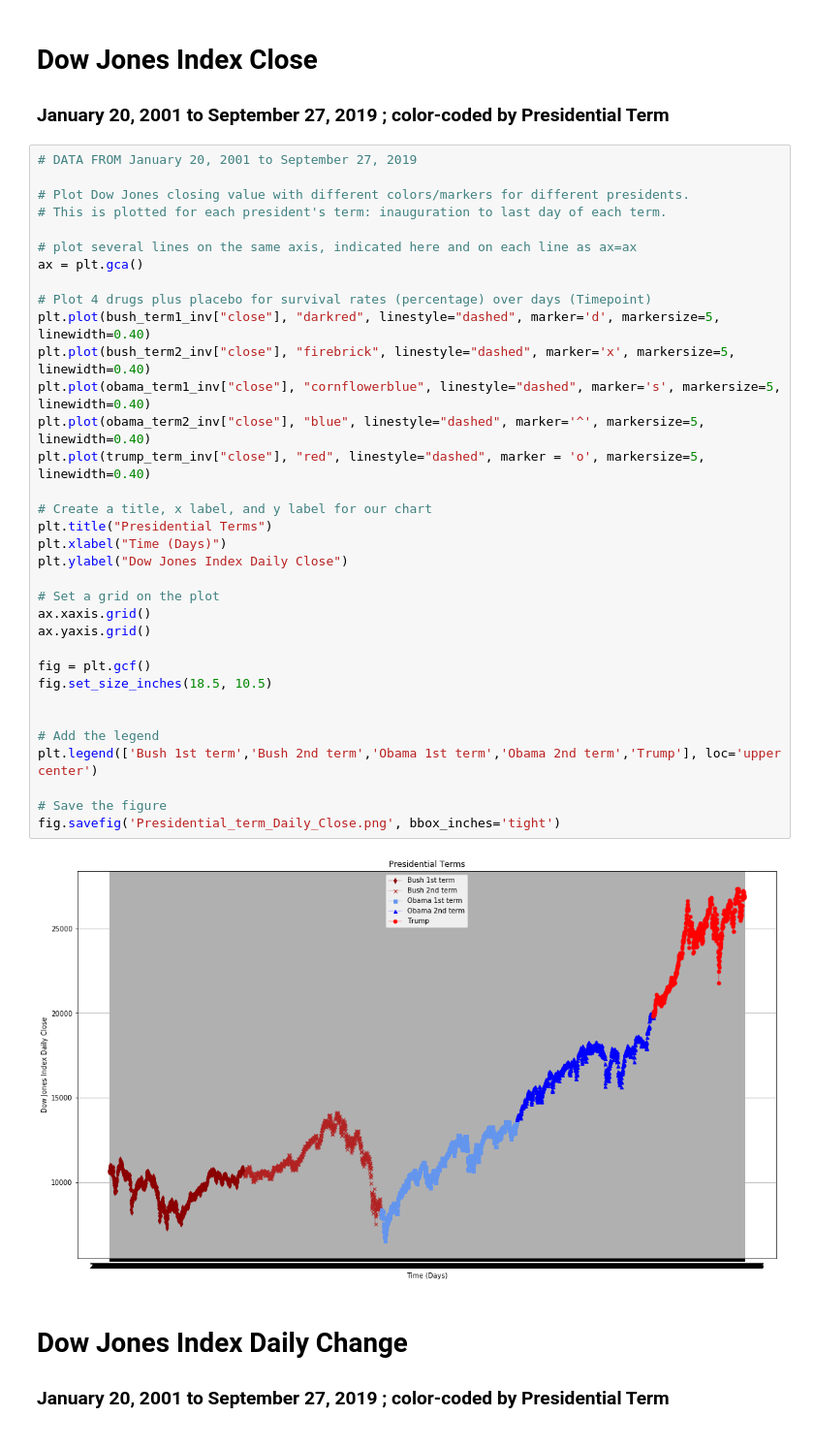
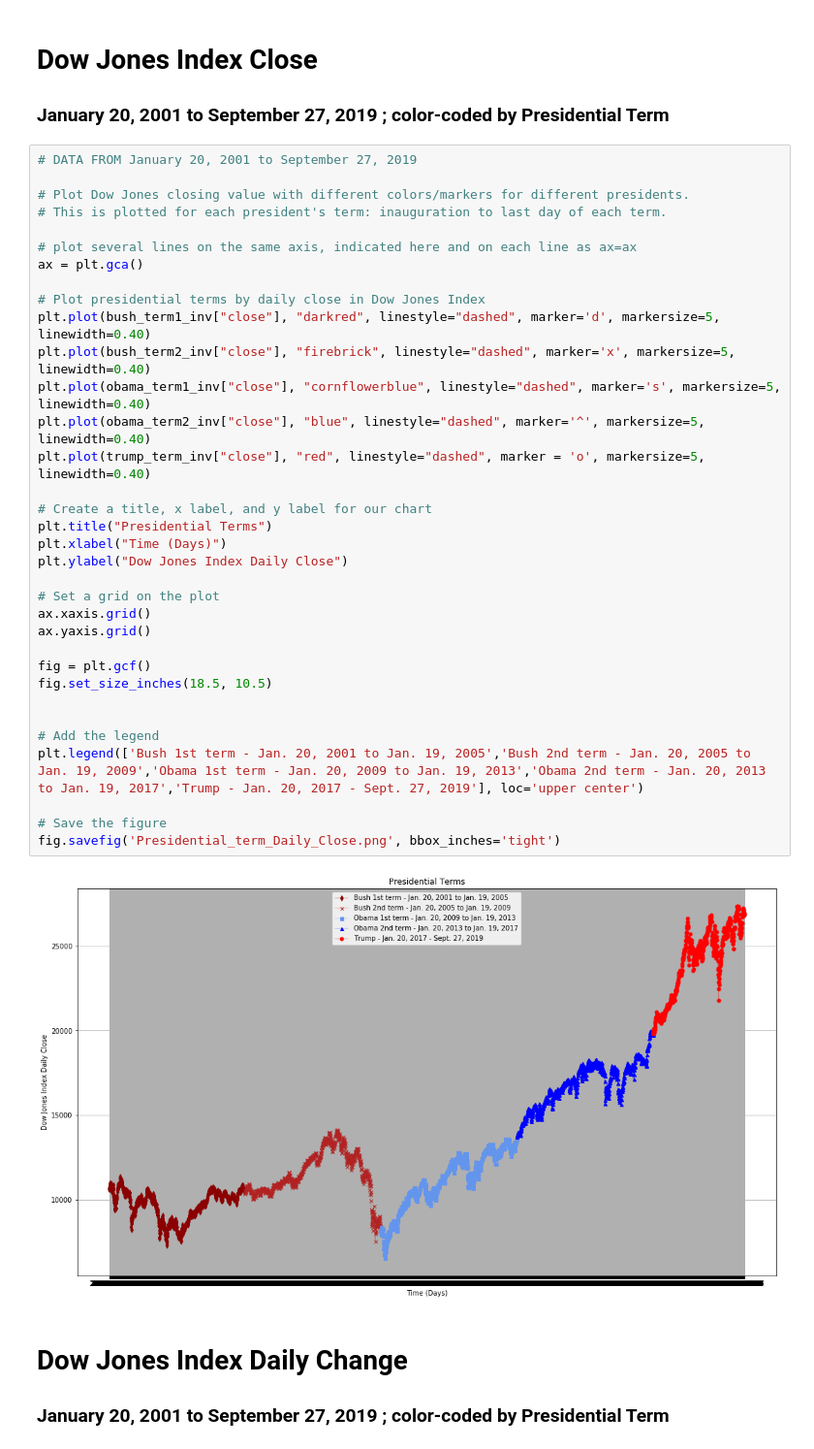
Before and after one commit to 123bmoney0/Project-1---Brute-Force, a Jupyter notebook: Project 1 Brute Force continuing code.ipynb, the cells around one changed output. Shown: that part at 97% size. Drawn from its saved outputs; the diff is of its cells as text.

Commit message:
added term dates to charts

```diff
--- a/Project 1 Brute Force continuing code.ipynb
+++ b/Project 1 Brute Force continuing code.ipynb
@@ -776,36 +776,36 @@ trump_term_inv.head()
 # Plot Dow Jones closing value with different colors/markers for different presidents.
 # This is plotted for each president's term: inauguration to last day of each term.
 
 # plot several lines on the same axis, indicated here and on each line as ax=ax
 ax = plt.gca()
 
-# Plot 4 drugs plus placebo for survival rates (percentage) over days (Timepoint)
+# Plot presidential terms by daily close in Dow Jones Index
 plt.plot(bush_term1_inv["close"], "darkred", linestyle="dashed", marker='d', markersize=5, linewidth=0.40)
 plt.plot(bush_term2_inv["close"], "firebrick", linestyle="dashed", marker='x', markersize=5, linewidth=0.40)
 plt.plot(obama_term1_inv["close"], "cornflowerblue", linestyle="dashed", marker='s', markersize=5, linewidth=0.40)
 plt.plot(obama_term2_inv["close"], "blue", linestyle="dashed", marker='^', markersize=5, linewidth=0.40)
 plt.plot(trump_term_inv["close"], "red", linestyle="dashed", marker = 'o', markersize=5, linewidth=0.40)
 
 # Create a title, x label, and y label for our chart
 plt.title("Presidential Terms")
 plt.xlabel("Time (Days)")
 plt.ylabel("Dow Jones Index Daily Close")
 
 # Set a grid on the plot
 ax.xaxis.grid()
 ax.yaxis.grid()
 
 fig = plt.gcf()
 fig.set_size_inches(18.5, 10.5)
 
 
 # Add the legend
-plt.legend(['Bush 1st term','Bush 2nd term','Obama 1st term','Obama 2nd term','Trump'], loc='upper center')
+plt.legend(['Bush 1st term - Jan. 20, 2001 to Jan. 19, 2005','Bush 2nd term - Jan. 20, 2005 to Jan. 19, 2009','Obama 1st term - Jan. 20, 2009 to Jan. 19, 2013','Obama 2nd term - Jan. 20, 2013 to Jan. 19, 2017','Trump - Jan. 20, 2017 - Sept. 27, 2019'], loc='upper center')
 
 # Save the figure
 fig.savefig('Presidential_term_Daily_Close.png', bbox_inches='tight')
 # %% [output]
-[figure, old version]
+[figure, new version]
 # %% [markdown]
 # Dow Jones Index Daily Change
 ### January 20, 2001 to September 27, 2019 ;  color-coded by Presidential Term
```
Also changed, not shown: parts of 1 cell of this notebook.
